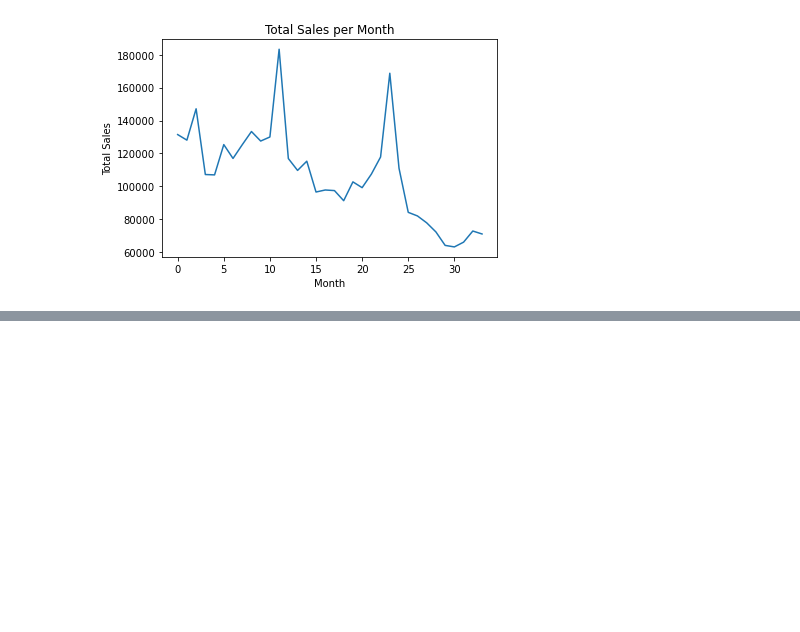
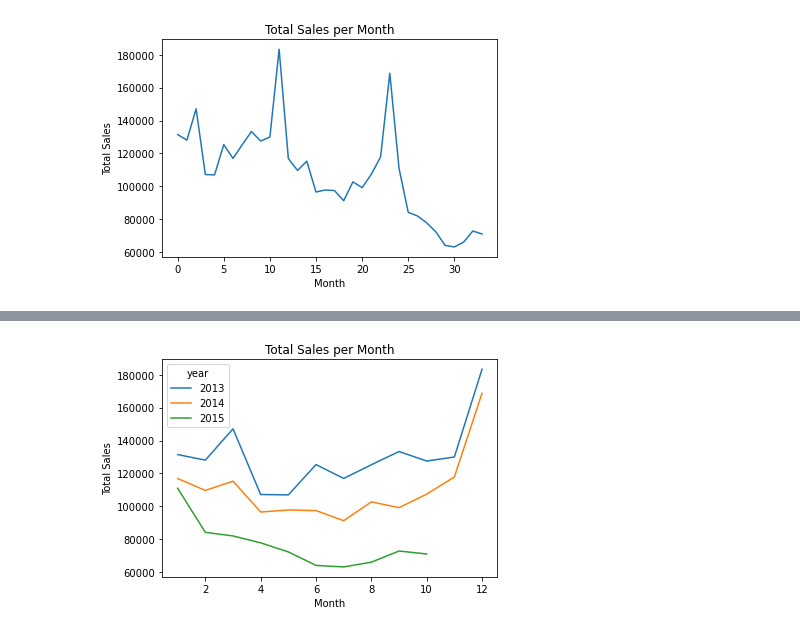
Before and after one commit to saurav1066/KaggleProjects, a Jupyter notebook: Predict future sales/predict.ipynb, the cells around one changed output, grey strips where cells are left out. Saved outputs shown, nothing was run; the diff lists cells and outputs as text; code cells hidden in the pictures; blank space fills up the shorter version.

```diff
--- a/Predict future sales/predict.ipynb
+++ b/Predict future sales/predict.ipynb
@@ -97,0 +115,5 @@ plt.show()
+# %%
+# getting year ansd month from the date column
+train_df['year'] = train_df['date'].dt.year
+train_df['month'] = train_df['date'].dt.month
+train_df.head()
@@ -97,0 +127,9 @@ plt.show()
+# %%
+# plotting the total sales per month for all year with legends ans year
+train_df.groupby(['month', 'year'])['item_cnt_day'].sum().unstack().plot()
+plt.title('Total Sales per Month')
+plt.xlabel('Month')
+plt.ylabel('Total Sales')
+plt.show()
+# %% [output]
+[figure, added]
```
Also changed, not shown: parts of 11 cells of this notebook.
